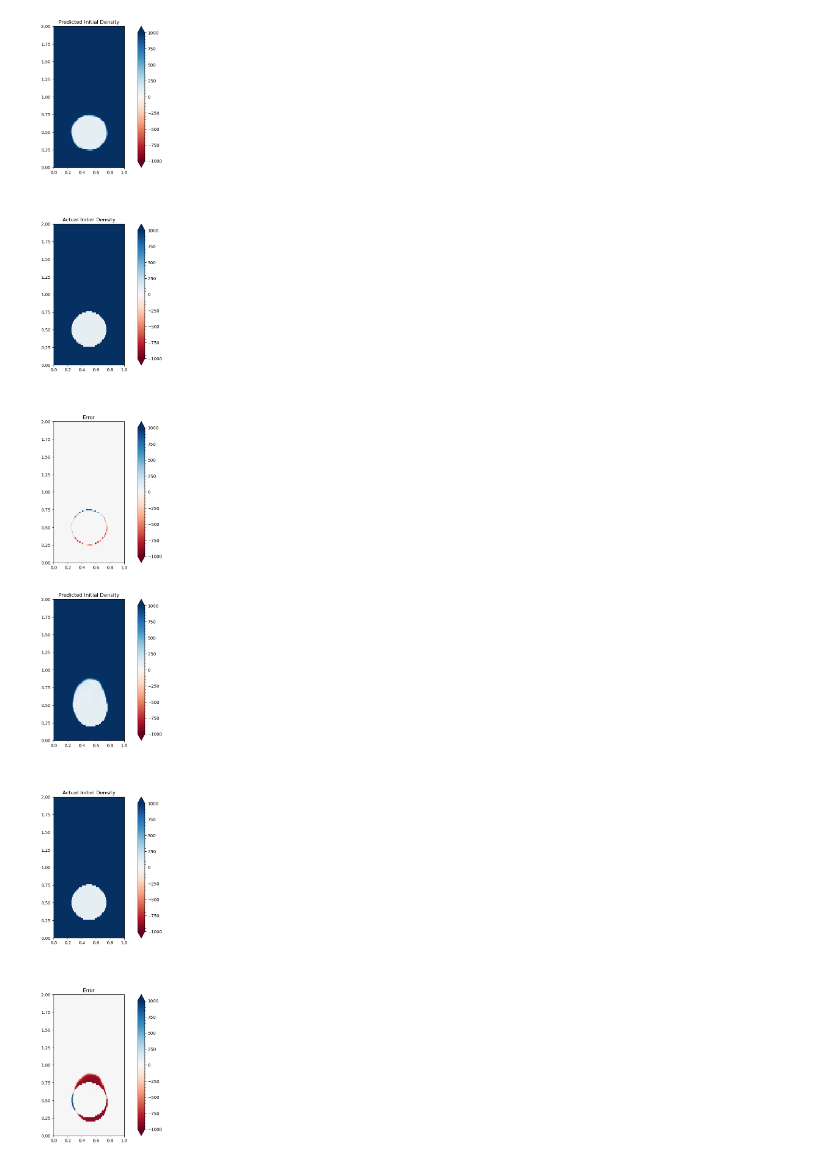
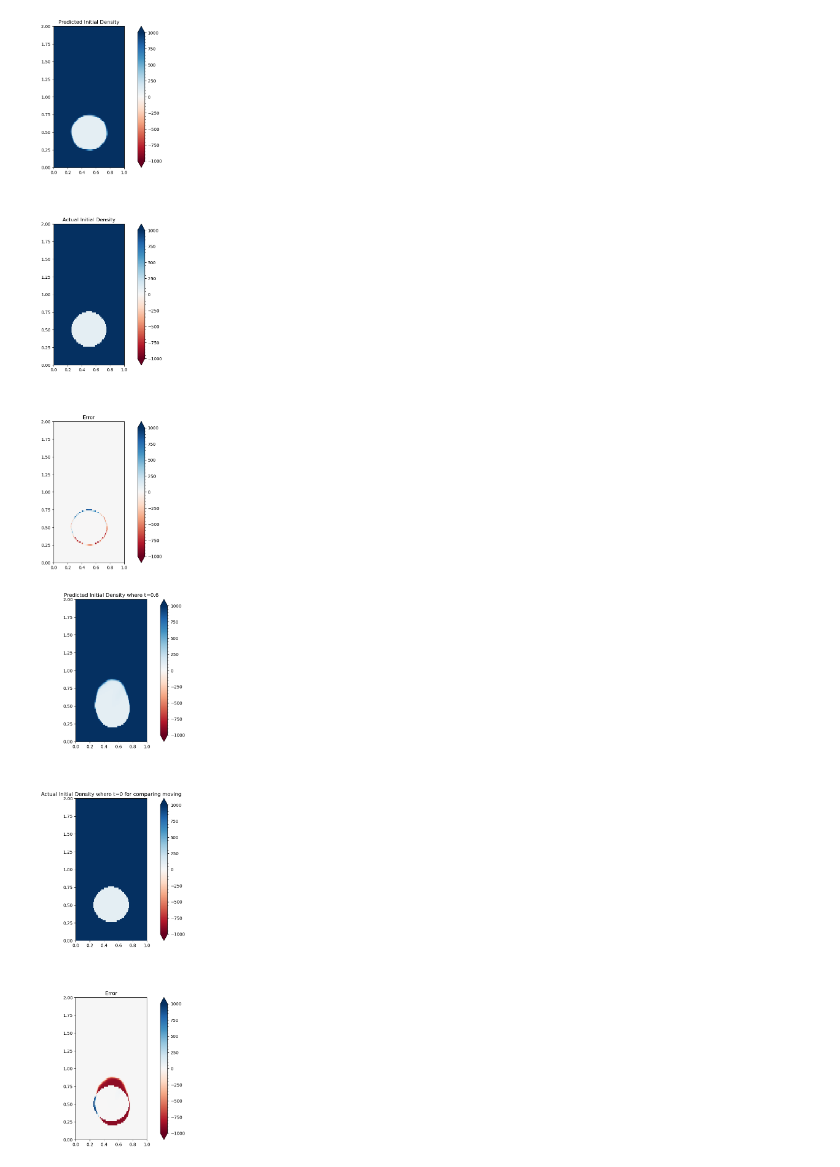
Before and after one commit to woooojng/Bubble_PINN, a Jupyter notebook: Diffuse_interface_Bubble_PINN_ver1/droplet_shape_visualize_density_7_16.ipynb, the cells around one changed output. Drawn from its saved outputs; the diff is of its cells as text; code cells hidden in the pictures.

```diff
--- a/Diffuse_interface_Bubble_PINN_ver1/droplet_shape_visualize_density_7_16.ipynb
+++ b/Diffuse_interface_Bubble_PINN_ver1/droplet_shape_visualize_density_7_16.ipynb
@@ -164,8 +164,8 @@ X, Y = np.meshgrid(x1, x2)
 fig, axs = plt.subplots(3 )
 #fig.suptitle(f'Time = {time_plotted}')
 fig.tight_layout()
-axs[0].set_title('Predicted Initial Density')
-axs[1].set_title('Actual Initial Density')
+axs[0].set_title('Predicted Initial Density where t=0.6')
+axs[1].set_title('Actual Initial Density where t=0 for comparing moving')
 axs[2].set_title('Error')
 #axs[0].pcolor(X, Y, rho.reshape(X.shape))
 #axs[1].pcolor(X, Y, rho_exact.reshape(X.shape))
@@ -177,31 +177,31 @@ pos_neg_clipped = axs[0].imshow(rho.reshape(X.shape), cmap='RdBu', vmin=-1000, v
 # Add minorticks on the colorbar to make it easy to read the
 # values off the colorbar.
 cbar = fig.colorbar(pos_neg_clipped, ax=axs[0].invert_yaxis(), extend='both')
 cbar.minorticks_on()
 
 # Plot both positive and negative values between +/- 1.2
 pos_neg_clipped = axs[1].imshow(rho_exact.reshape(X.shape), cmap='RdBu', vmin=-1000, vmax=1000,
                              interpolation='none', extent = (net.x1_l,net.x1_u, net.x2_u, net.x2_l))
 # Add minorticks on the colorbar to make it easy to read the
 # values off the colorbar.
 cbar = fig.colorbar(pos_neg_clipped, ax=axs[1].invert_yaxis(), extend='both')
 cbar.minorticks_on()
 
 # Plot both positive and negative values between +/- 1000
 pos_neg_clipped = axs[2].imshow(error.reshape(X.shape), cmap='RdBu', vmin=-1000, vmax=1000,
                              interpolation='none', extent = (net.x1_l,net.x1_u, net.x2_u, net.x2_l))
 # Add minorticks on the colorbar to make it easy to read the
 # values off the colorbar.
 cbar = fig.colorbar(pos_neg_clipped, ax=axs[2].invert_yaxis(), extend='both')
 cbar.minorticks_on()
 
 #plt.xticks(np.arange(0, 1, step=.1))
 #plt.yticks(np.arange(0, 2, step=.1))
 
 #axs[2].legend()
 fig.set_figheight(20)
 fig.set_figwidth(10)
 
 plt.show()
 # %% [output]
-[figure, old version]
+[figure, new version]
```
Also changed, not shown: 1 other file.
